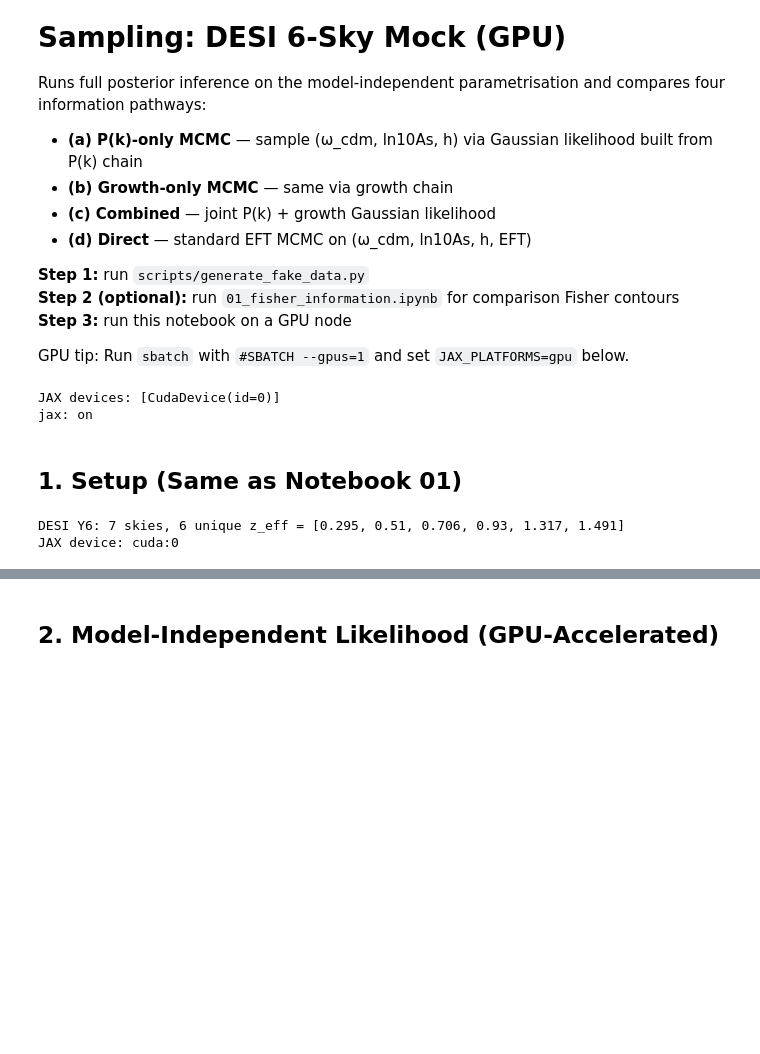
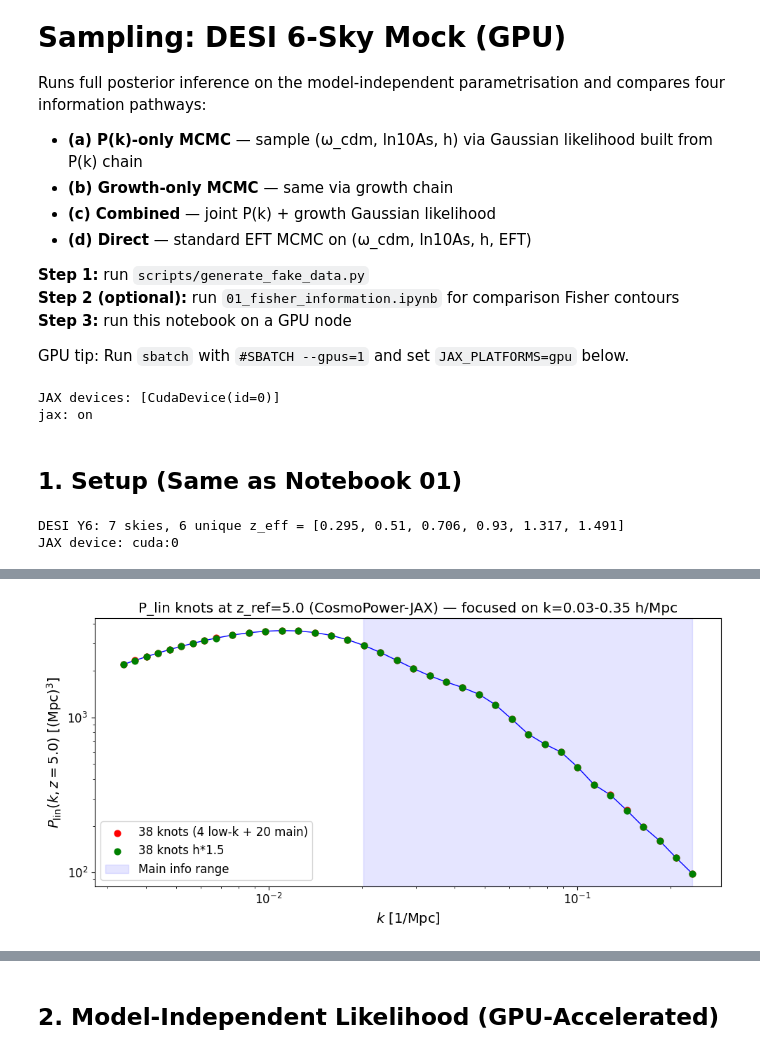
Before and after one commit to alexander-reeves/pybird_model_independent, a Jupyter notebook: notebooks/02_mcmc_sampling.ipynb, the cells around one changed output, grey strips where cells are left out. Drawn from its saved outputs; the diff is of its cells as text; code cells hidden in the pictures; blank space fills up the shorter version.

```diff
--- a/notebooks/02_mcmc_sampling.ipynb
+++ b/notebooks/02_mcmc_sampling.ipynb
@@ -66,7 +66,7 @@ cosmo_fid = {
     'n_s':          0.965,
 }
 h_fid  = cosmo_fid['h']
-z_ref  = 3.0
+z_ref  = 5.0
 
 s            = DESI_Y6
 num_skies    = s['n_sky']
@@ -158,0 +256,81 @@ params_fid length: 96
+# %%
+# =============================================================================
+# IMPORTANT: Use CosmoPower-JAX to compute fiducial P(k) at z_ref=5
+# This provides accurate P(k) at higher redshift than Symbolic (limited to z=3)
+# =============================================================================
+from pybird.symbolic import D
+
+# =============================================================================
+# Knots for P_lin parametrization
+# Focus on k range where P(k) carries information: ~0.03-0.35 h/Mpc
+# A few knots on the low-k side for interpolation stability, but most in 0.03-0.35
+# =============================================================================
+# Low-k buffer knots (sparse, just for interpolation boundary)
+k_low = np.logspace(np.log10(0.005), np.log10(0.01), 8, endpoint=False)  # 4 knots below 0.03
+# Main information-carrying range
+k_main = np.logspace(np.log10(0.01), np.log10(0.35), 30)  # 20 knots in 0.03-0.35
+
+knots_h = np.concatenate([k_low, k_main])  # total ~24 knots
+n_knots = len(knots_h)
+knots_h_jax = jnp.array(knots_h)
+
+# Convert knots to 1/Mpc for Mpc³ storage: knots (1/Mpc) = knots_h (h/Mpc) * h
+knots_mpc = knots_h * cosmo_fid['h']  # k in 1/Mpc
+# these are the knots at which we will learn the pk
+
+knots_mpc_jax = jnp.array(knots_mpc)
+
+# =============================================================================
+# Fiducial P(k) at knots using CosmoPower-JAX
+# Store in Mpc³ (units: 1/Mpc) at z_ref for h-independence
+# At z_ref=5, P(k) in Mpc³ should have minimal h-dependence
+# =============================================================================
+
+# Compute fiducial P(k) at z_ref using CPJ
+pk_at_knots = pklin_cpj(
+    knots_mpc_jax,
+    cosmo_fid['omega_b'],
+    cosmo_fid['omega_cdm'],
+    cosmo_fid['h'],
+    cosmo_fid['ln10^{10}A_s'],
+    cosmo_fid['n_s'],
+    z_ref
+)
+
+
+pk_at_knots2 = pklin_cpj(
+    knots_mpc_jax,
+    cosmo_fid['omega_b'],
+    cosmo_fid['omega_cdm'],
+    cosmo_fid['h']*1.1,
+    cosmo_fid['ln10^{10}A_s'],
+    cosmo_fid['n_s'],
+    z_ref
+)
+
+pk_at_knots_jax = jnp.array(pk_at_knots)
+
+print(f"\nP_lin at z_ref={z_ref} (computed with CosmoPower-JAX):")
+print(f"  Number of knots: {n_knots} (4 low-k buffer + 20 main)")
+print(f"  k range: [{knots_h.min():.4f}, {knots_h.max():.3f}] h/Mpc")
+print(f"  Main range: [0.03, 0.35] h/Mpc (where information lives)")
+print(f"  P(k) range: [{float(pk_at_knots.min()):.2e}, {float(pk_at_knots.max()):.2e}] Mpc³")
+print(f"  Note: Stored in Mpc³ (1/Mpc units), converted to (Mpc/h)³ for PyBird")
+print(f"  Using z_ref={z_ref} for better h-independence than z_ref=3")
+
+# Visualize knot positions
+fig, ax = plt.subplots(figsize=(10, 5))
+ax.loglog(np.array(knots_mpc), np.array(pk_at_knots), 'b-', lw=1)
+ax.scatter(np.array(knots_mpc), np.array(pk_at_knots), c='red', s=40, zorder=5, label=f'{n_knots} knots (4 low-k + 20 main)')
+ax.scatter(np.array(knots_mpc), np.array(pk_at_knots2), c='green', s=40, zorder=5, label=f'{n_knots} knots h*1.5')
+
+# Mark the main information range
+k_main_mpc = np.array([0.03, 0.35]) * cosmo_fid['h']
+ax.axvspan(k_main_mpc[0], k_main_mpc[1], alpha=0.1, color='blue', label='Main info range')
+
+ax.set_xlabel(r'$k$ [1/Mpc]')
+ax.set_ylabel(r'$P_{\rm lin}(k, z=' + str(z_ref) + r')$ [(Mpc)$^3$]')
+ax.legend()
+ax.set_title(f'P_lin knots at z_ref={z_ref} (CosmoPower-JAX) — focused on k=0.03-0.35 h/Mpc')
+plt.tight_layout()
+# %% [output]
@@ -158,0 +344 @@ params_fid length: 96
+[figure, added]
```
Also changed, not shown: parts of 12 cells of this notebook, 2 other files.
